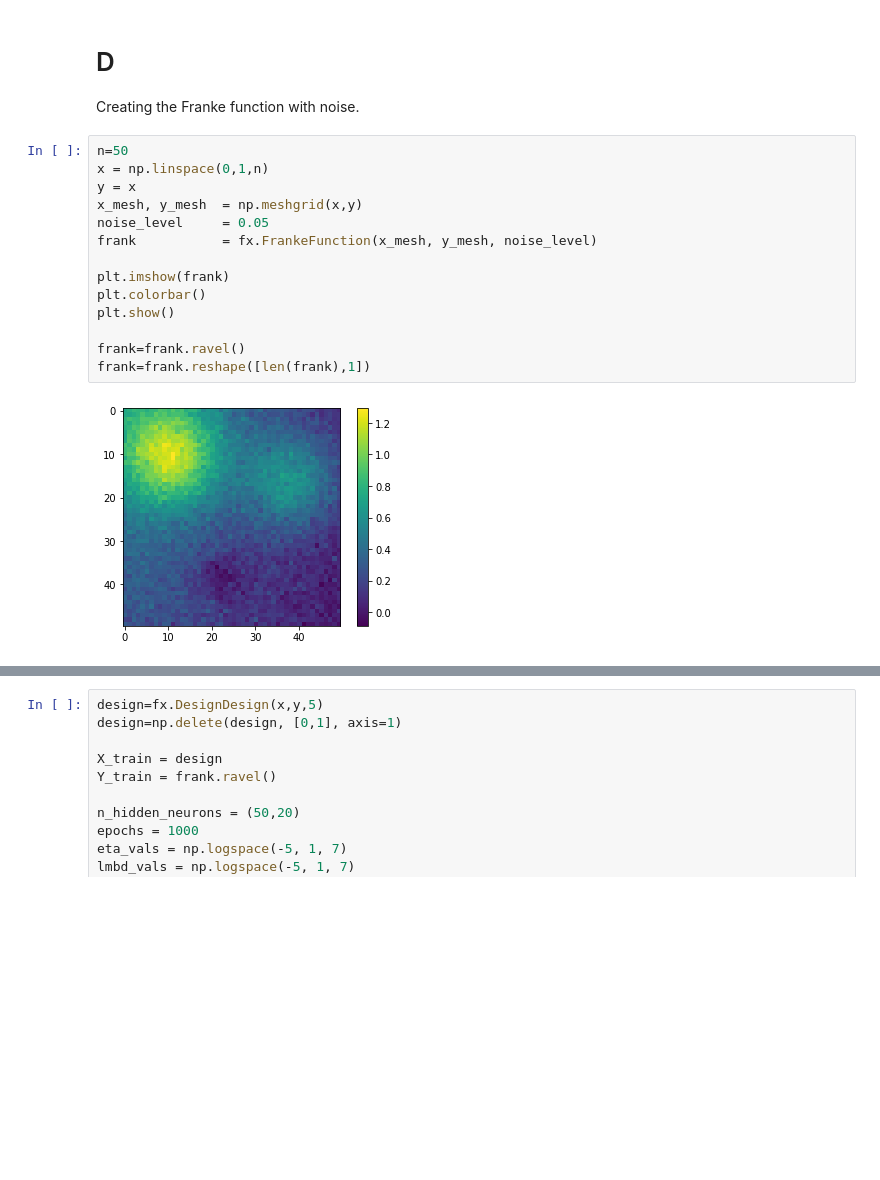
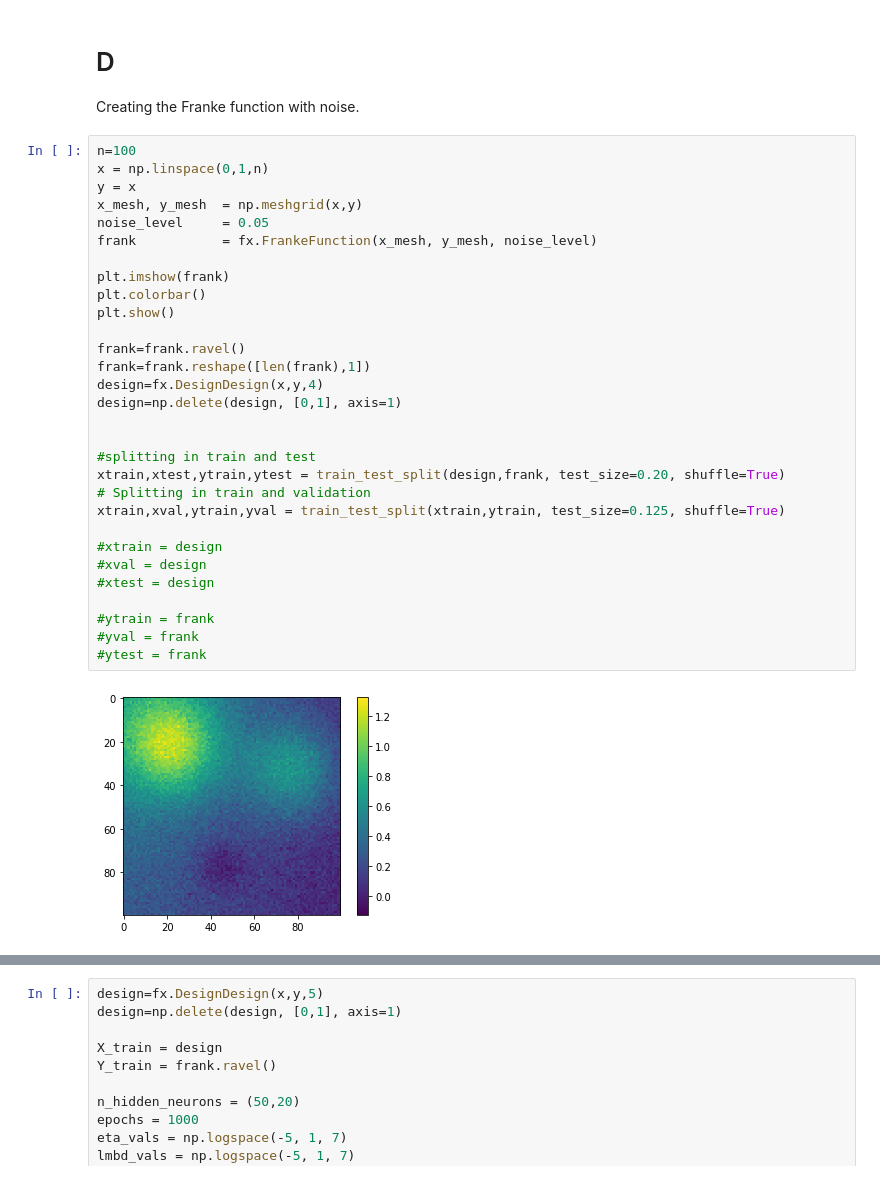
Before and after one commit to VemundST/Project2, a Jupyter notebook: Part_D_LinearRegression.ipynb, the cells around one changed output, grey strips where cells are left out. Cells and saved outputs as stored; diff of their text form; blank space fills up the shorter version.

```diff
--- a/Part_D_LinearRegression.ipynb
+++ b/Part_D_LinearRegression.ipynb
@@ -21,18 +21,34 @@ from sklearn.neural_network import MLPRegressor
 # D
 Creating the Franke function with noise.
 # %%
-n=50
+n=100
 x = np.linspace(0,1,n)
 y = x
 x_mesh, y_mesh  = np.meshgrid(x,y)
 noise_level     = 0.05
 frank           = fx.FrankeFunction(x_mesh, y_mesh, noise_level)
 
 plt.imshow(frank)
 plt.colorbar()
 plt.show()
 
 frank=frank.ravel()
 frank=frank.reshape([len(frank),1])
+design=fx.DesignDesign(x,y,4)
+design=np.delete(design, [0,1], axis=1)
+
+
+#splitting in train and test
+xtrain,xtest,ytrain,ytest = train_test_split(design,frank, test_size=0.20, shuffle=True)
+# Splitting in train and validation
+xtrain,xval,ytrain,yval = train_test_split(xtrain,ytrain, test_size=0.125, shuffle=True)
+
+#xtrain = design
+#xval = design
+#xtest = design
+
+#ytrain = frank
+#yval = frank
+#ytest = frank
 # %% [output]
-[figure, old version]
+[figure, new version]
```
Also changed, not shown: parts of 7 cells of this notebook, 1 other file.
